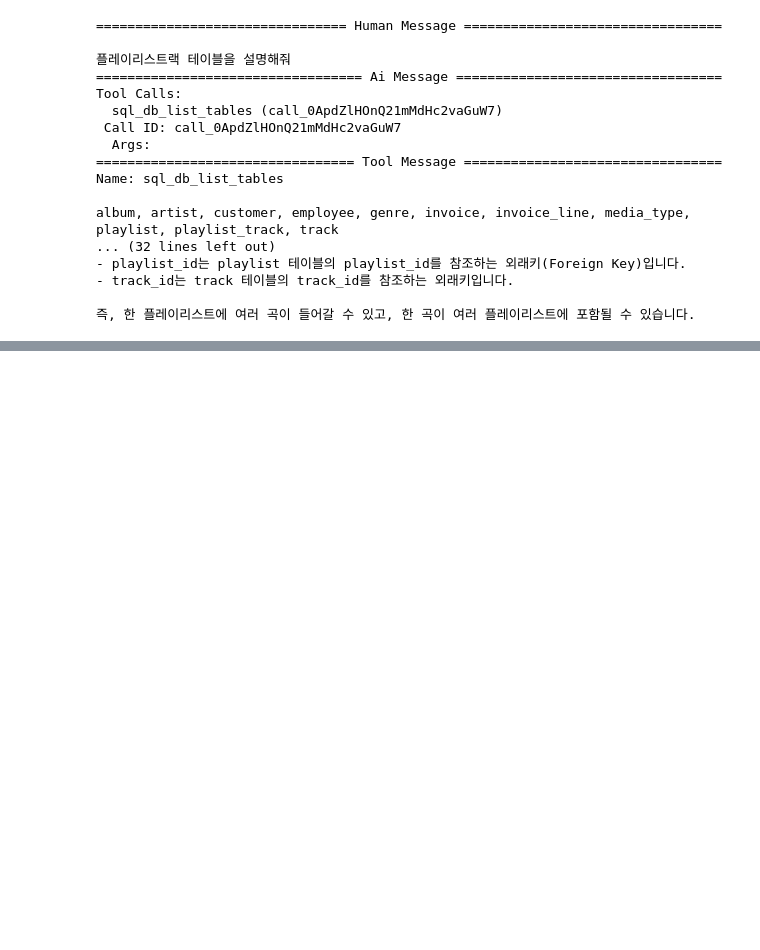
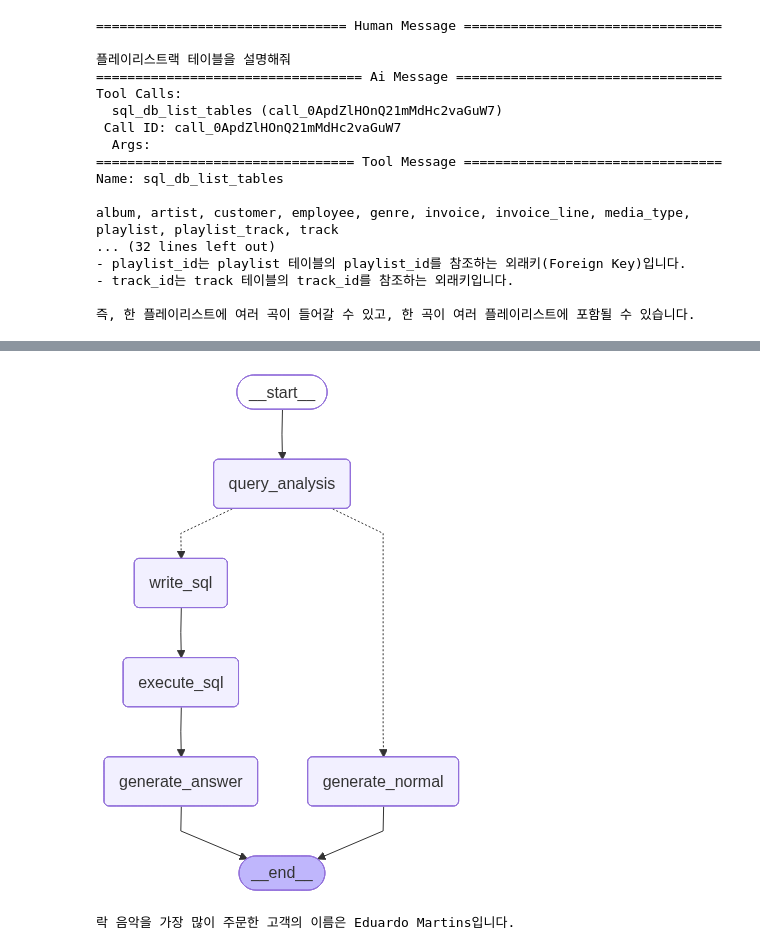
Before and after one commit to krystallinekim/TIL, a Jupyter notebook: LLM_agent/강의자료/13_llm_db.ipynb, the cells around one changed output, grey strips where cells are left out. Cells and saved outputs as stored; diff of their text form; code cells hidden in the pictures; blank space fills up the shorter version.

```diff
--- a/LLM_agent/강의자료/13_llm_db.ipynb
+++ b/LLM_agent/강의자료/13_llm_db.ipynb
@@ -286,0 +398,60 @@ album, artist, customer, employee, genre, invoice, invoice_line, media_type, pla
+# %%
+def generate_answer(state: State):
+    '''Generate answer using retrieved information as context'''
+    prompt = f'''
+    주어진 사용자 질문에 대해, DB에서 실행된 SQL 쿼리와 그 결과를 바탕으로 답변해.
+
+    Question: {state['question']}
+    ---
+    SQL query: {state['sql']}
+    SQL result: {state['result']}
+    '''
+    res = llm.invoke(prompt)
+    return {'answer': res.content}
+# %%
+from langgraph.graph import START, END, StateGraph
+
+builder = StateGraph(State)
+
+builder.add_node('query_analysis', query_analysis)
+builder.add_node('write_sql', write_sql)
+builder.add_node('execute_sql', execute_sql)
+builder.add_node('generate_answer', generate_answer)
+builder.add_node('generate_normal',generate_normal)
+
+builder.add_edge(START, 'query_analysis')
+
+def analysis_decide(state: State):
+    """분석 결과에 따라 다음 단계를 결정"""
+    if state.get('analysis') == 'Yes':
+        return 'write_sql'
+    else:
+        return 'generate_normal'
+
+builder.add_conditional_edges(
+    'query_analysis',
+    analysis_decide,
+    {
+        'write_sql': 'write_sql',
+        'generate_normal': 'generate_normal'
+    }
+)
+
+builder.add_edge('write_sql', 'execute_sql')
+builder.add_edge('execute_sql', 'generate_answer')
+builder.add_edge('generate_answer', END)
+builder.add_edge('generate_normal', END)
+
+
+graph = builder.compile()
+
+from IPython.display import Image, display
+
+display(Image(graph.get_graph().draw_mermaid_png()))
+# %% [output]
+[figure, added]
+# %%
+answer = graph.invoke({'question': '락 음악을 가장 많이 주문한 고객의 이름이 뭐야?'})
+print(answer['answer'])
+# %% [output]
+락 음악을 가장 많이 주문한 고객의 이름은 Eduardo Martins입니다.
```
Also changed, not shown: parts of 8 cells of this notebook.
